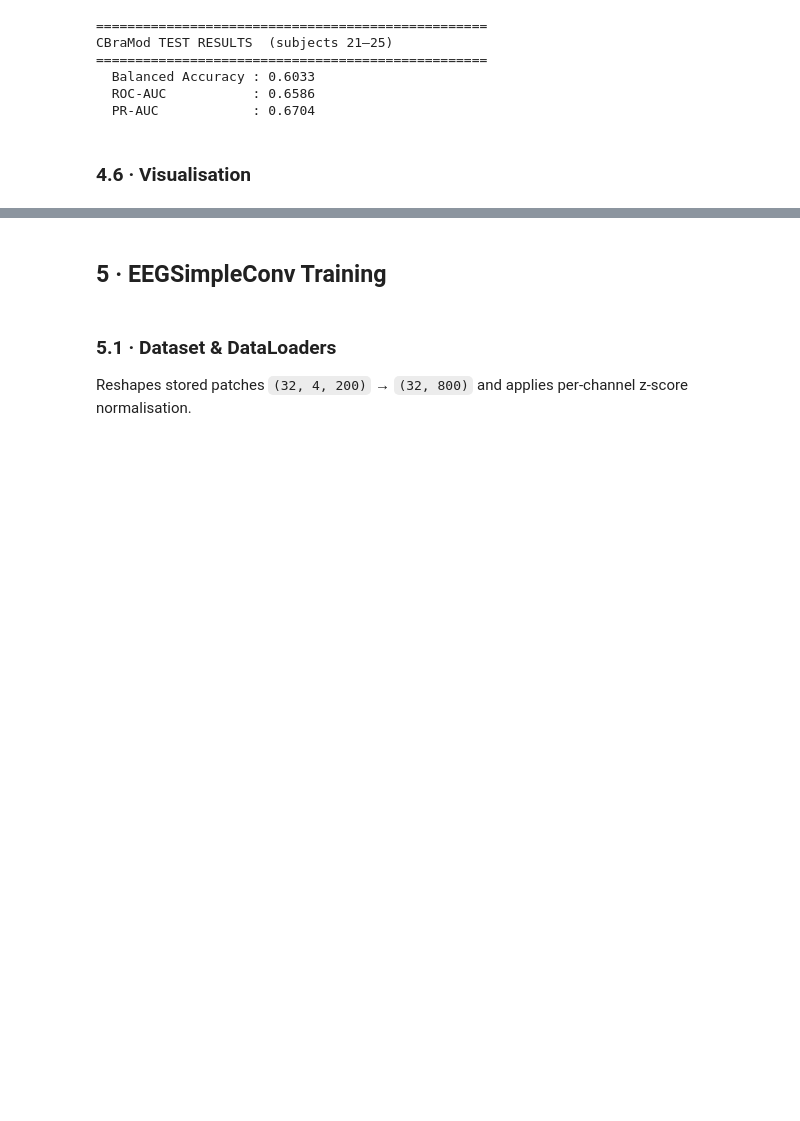
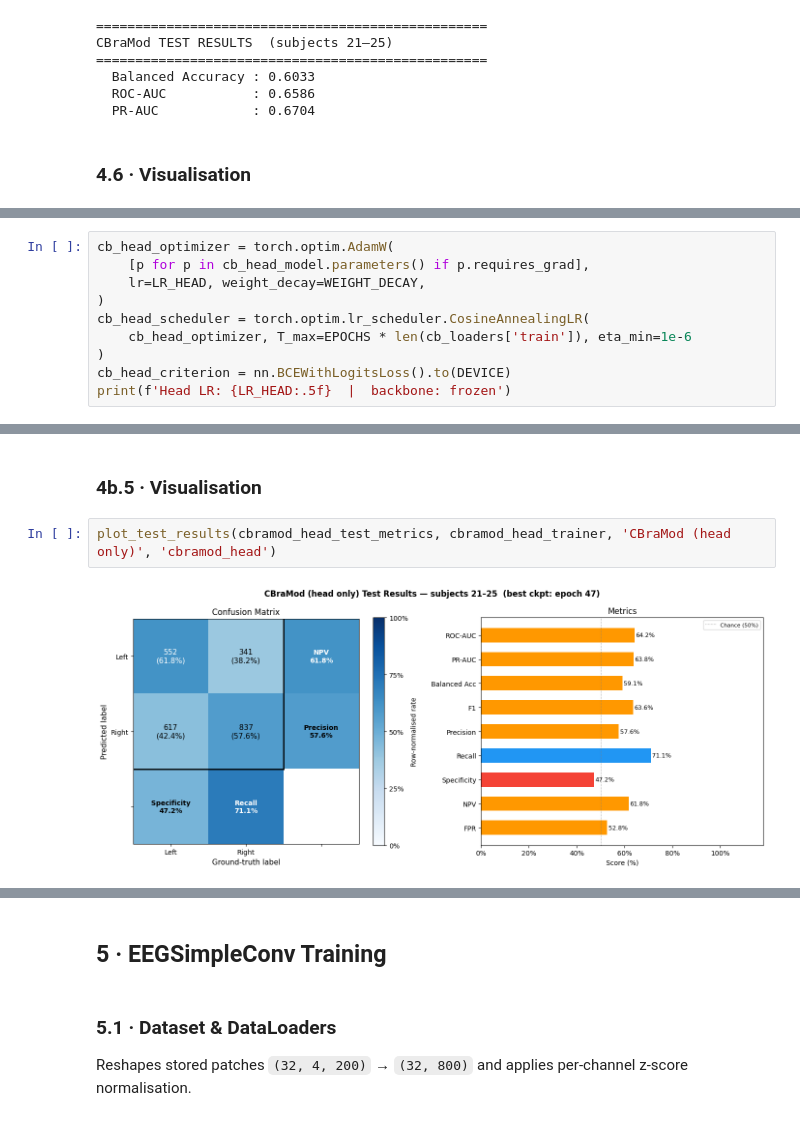
Before and after one commit to minilia75/eeg-sigmanova, a Jupyter notebook: scripts/reproduce_shu_mi.ipynb, the cells around one changed output, grey strips where cells are left out. Cells and saved outputs as stored; diff of their text form; blank space fills up the shorter version.

```diff
--- a/scripts/reproduce_shu_mi.ipynb
+++ b/scripts/reproduce_shu_mi.ipynb
@@ -329,0 +487,10 @@ plot_training_curves(cbramod_trainer, 'CBraMod', 'BCE Loss', 'cbramod')
+# %%
+cb_head_optimizer = torch.optim.AdamW(
+    [p for p in cb_head_model.parameters() if p.requires_grad],
+    lr=LR_HEAD, weight_decay=WEIGHT_DECAY,
+)
+cb_head_scheduler = torch.optim.lr_scheduler.CosineAnnealingLR(
+    cb_head_optimizer, T_max=EPOCHS * len(cb_loaders['train']), eta_min=1e-6
+)
+cb_head_criterion = nn.BCEWithLogitsLoss().to(DEVICE)
+print(f'Head LR: {LR_HEAD:.5f}  |  backbone: frozen')
@@ -329,0 +545,6 @@ plot_training_curves(cbramod_trainer, 'CBraMod', 'BCE Loss', 'cbramod')
+# %% [markdown]
+### 4b.5 · Visualisation
+# %%
+plot_test_results(cbramod_head_test_metrics, cbramod_head_trainer, 'CBraMod (head only)', 'cbramod_head')
+# %% [output]
+[figure, added]
```
Also changed, not shown: parts of 23 cells of this notebook.
